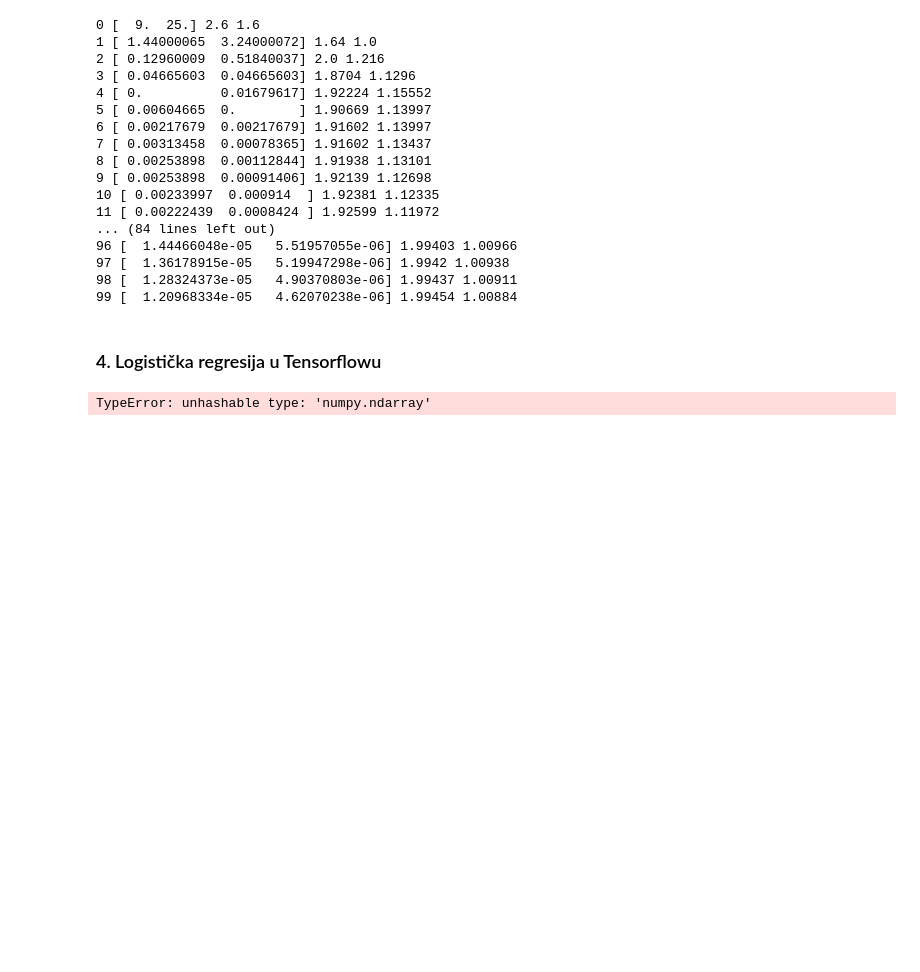
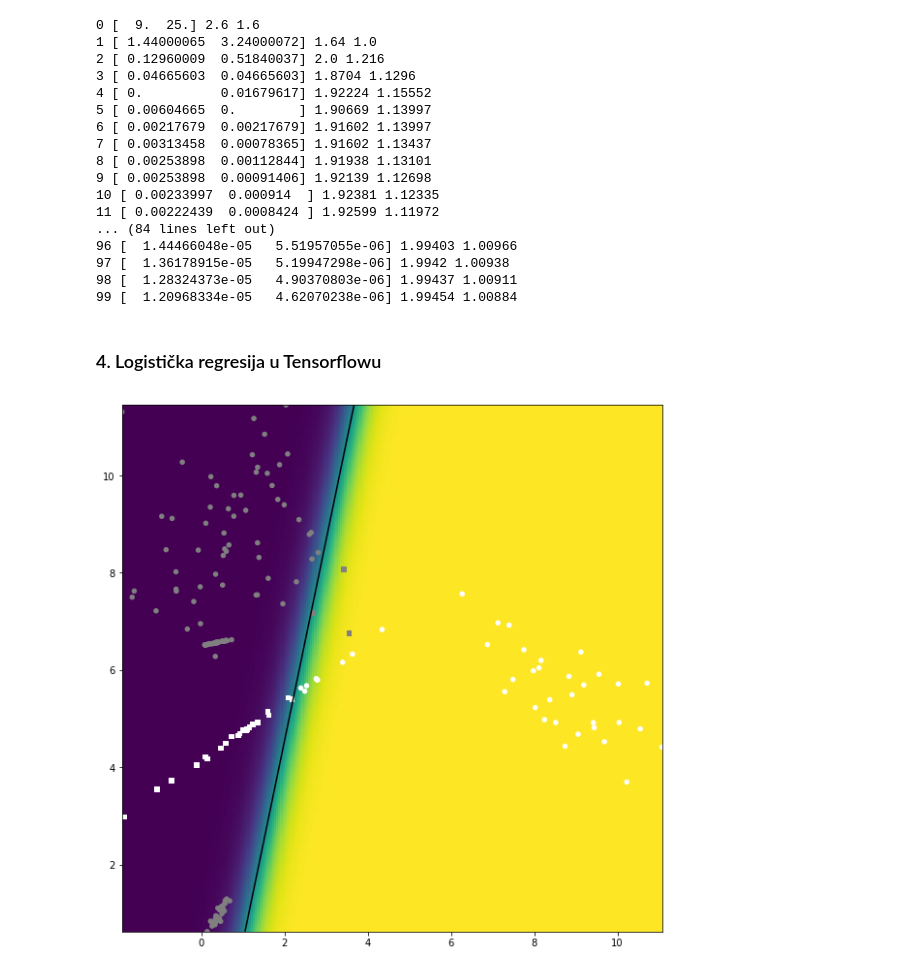
Before and after one commit to DavidBoja/du-lab, a Jupyter notebook: lab1/lab1.ipynb, the cells around one changed output. Saved outputs shown, nothing was run; the diff lists cells and outputs as text; code cells hidden in the pictures; blank space fills up the shorter version.

```diff
--- a/lab1/lab1.ipynb
+++ b/lab1/lab1.ipynb
@@ -133,7 +163,7 @@ class TFLogreg:
         # Training cycle
         for i in range(param_niter):
             _, val_loss = self.session.run([self.optimizer, self.loss],
-                                           feed_dict={X: X, Yoh_: Yoh_})
+                                           feed_dict={self.X: X, self.Yoh_: Yoh_})
 
             if verbose and i % 10 == 0:
                 print(i, val_loss)
@@ -144,4 +174,4 @@ class TFLogreg:
            Returns: predicted class probabilites [NxC]
         """
 
-        return self.sess.run(self.Y, feed_dict={self.X: X})
+        return self.session.run(self.softmax, feed_dict={self.X: X})
@@ -153,29 +178,37 @@ def labels_to_one_hot(Y, C):
 # %%
 # inicijaliziraj generatore slučajnih brojeva
 np.random.seed(2612)
 tf.set_random_seed(100)
 
+verbose = False
+dim = 2
 K = 6
 C = 2
 N = 30
 param_delta = 0.5
 param_niter = 1000
 
 # instanciraj podatke X i labele Yoh_
 X, Y_ = data.sample_gmm(K, C, N)
-Yoh_ = labels_to_one_hot(Y_, C)
+Yoh_ = data.class_to_onehot(Y_)
 
 # izgradi graf:
-tflr = TFLogreg(K * N, C, param_delta)
+tflr = TFLogreg(dim, C, param_delta)
 
 # nauči parametre:
-tflr.train(X, Yoh_, param_niter, verbose=True)
+tflr.train(X, Yoh_, param_niter, verbose=verbose)
 
 # dohvati vjerojatnosti na skupu za učenje
 probs = tflr.eval(X)
+Y = probs[:,1] > 0.5
 
 # ispiši performansu (preciznost i odziv po razredima)
 
+
 # iscrtaj rezultate, decizijsku plohu
+def func(X):
+    return tflr.eval(X)[:,1]
+
+visualize_results(X, Y_, Y, func)
 # %% [output]
-TypeError: unhashable type: 'numpy.ndarray'
+[figure, added]
```
Also changed, not shown: parts of 7 cells of this notebook, 1 other file.
